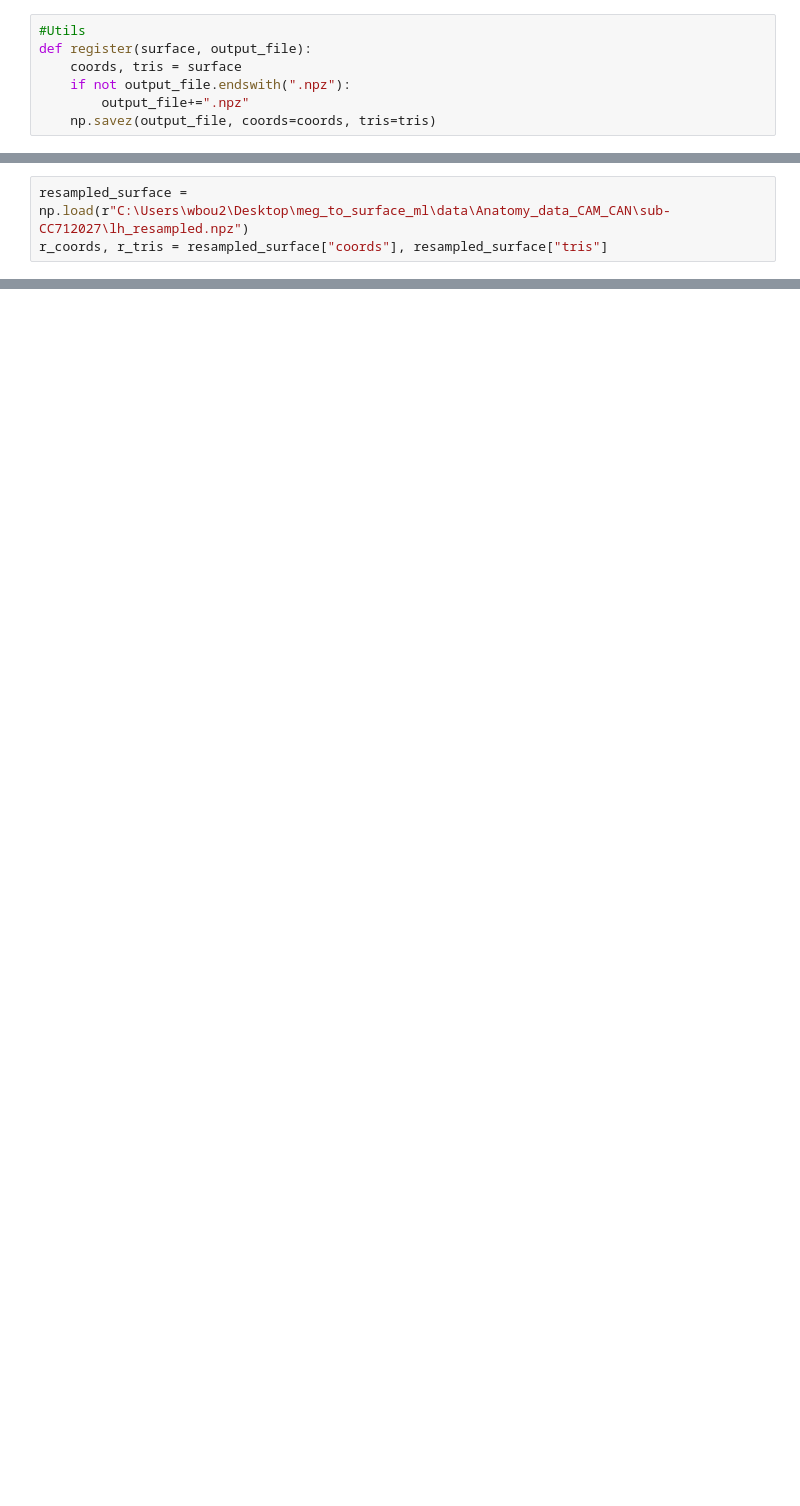
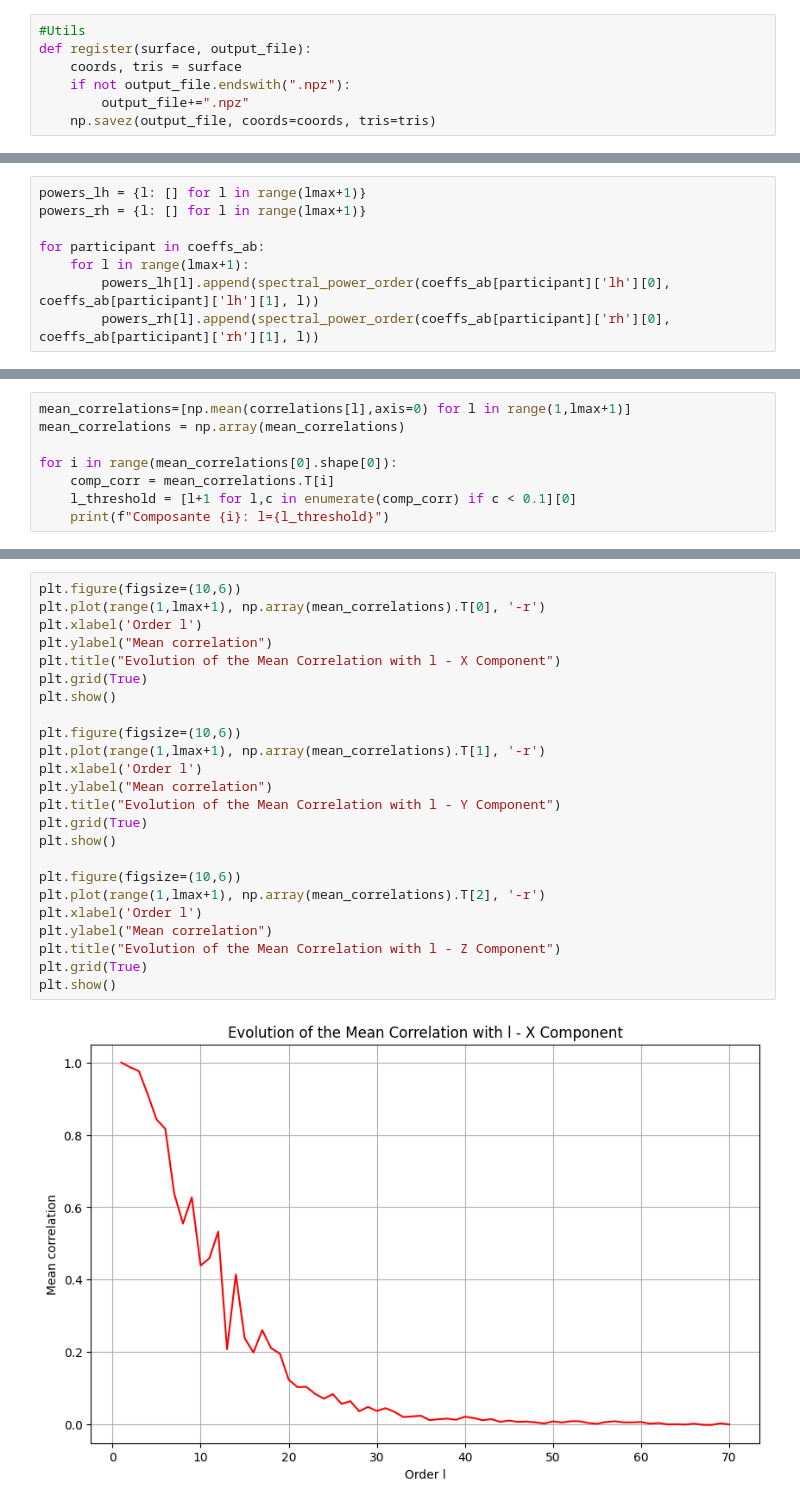
Before and after one commit to Waldoo78/meg_to_surface_ml, a Jupyter notebook: notebooks/hcp_analysis.ipynb, the cells around one changed output, grey strips where cells are left out. Drawn from its saved outputs; the diff is of its cells as text; blank space fills up the shorter version.

```diff
--- a/notebooks/hcp_analysis.ipynb
+++ b/notebooks/hcp_analysis.ipynb
@@ -242,3 +34,0 @@ brain_file=r'C:\Users\wbou2\Desktop\meg_to_surface_ml\data\Anatomy_data_CAM_CAN\
-# %%
-resampled_surface = np.load(r"C:\Users\wbou2\Desktop\meg_to_surface_ml\data\Anatomy_data_CAM_CAN\sub-CC712027\lh_resampled.npz")
-r_coords, r_tris = resampled_surface["coords"], resampled_surface["tris"]
@@ -244,0 +709,8 @@ r_coords, r_tris = resampled_surface["coords"], resampled_surface["tris"]
+# %%
+powers_lh = {l: [] for l in range(lmax+1)}
+powers_rh = {l: [] for l in range(lmax+1)}
+
+for participant in coeffs_ab:
+    for l in range(lmax+1):
+        powers_lh[l].append(spectral_power_order(coeffs_ab[participant]['lh'][0], coeffs_ab[participant]['lh'][1], l))
+        powers_rh[l].append(spectral_power_order(coeffs_ab[participant]['rh'][0], coeffs_ab[participant]['rh'][1], l))
@@ -244,0 +806,8 @@ r_coords, r_tris = resampled_surface["coords"], resampled_surface["tris"]
+# %%
+mean_correlations=[np.mean(correlations[l],axis=0) for l in range(1,lmax+1)]
+mean_correlations = np.array(mean_correlations)
+
+for i in range(mean_correlations[0].shape[0]):
+    comp_corr = mean_correlations.T[i]
+    l_threshold = [l+1 for l,c in enumerate(comp_corr) if c < 0.1][0]
+    print(f"Composante {i}: l={l_threshold}")
@@ -244,0 +818,26 @@ r_coords, r_tris = resampled_surface["coords"], resampled_surface["tris"]
+# %%
+plt.figure(figsize=(10,6))
+plt.plot(range(1,lmax+1), np.array(mean_correlations).T[0], '-r')
+plt.xlabel('Order l')
+plt.ylabel("Mean correlation")
+plt.title("Evolution of the Mean Correlation with l - X Component")
+plt.grid(True)
+plt.show()
+
+plt.figure(figsize=(10,6))
+plt.plot(range(1,lmax+1), np.array(mean_correlations).T[1], '-r')
+plt.xlabel('Order l')
+plt.ylabel("Mean correlation")
+plt.title("Evolution of the Mean Correlation with l - Y Component")
+plt.grid(True)
+plt.show()
+
+plt.figure(figsize=(10,6))
+plt.plot(range(1,lmax+1), np.array(mean_correlations).T[2], '-r')
+plt.xlabel('Order l')
+plt.ylabel("Mean correlation")
+plt.title("Evolution of the Mean Correlation with l - Z Component")
+plt.grid(True)
+plt.show()
+# %% [output]
+[figure, added]
```
Also changed, not shown: parts of 43 cells of this notebook, 3 other files.
